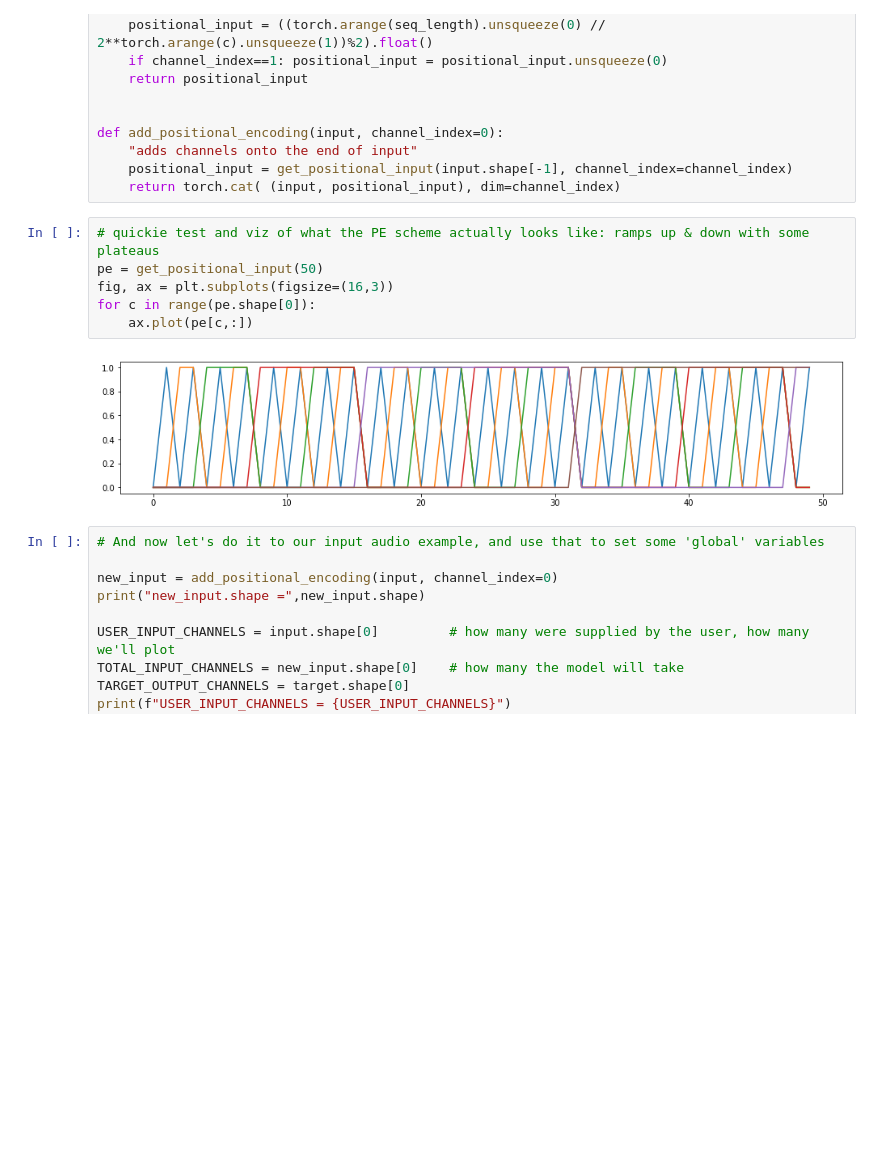
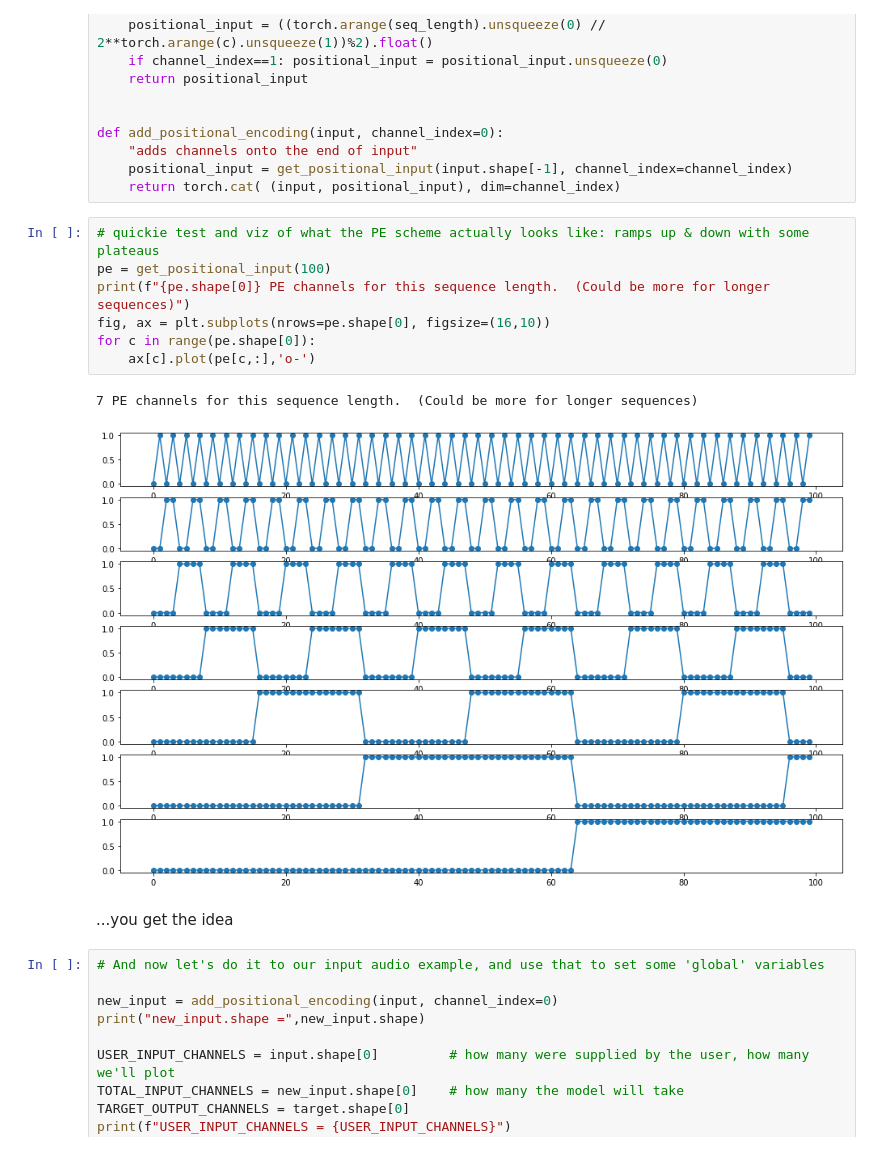
Before and after one commit to drscotthawley/fastproaudio, a Jupyter notebook: 02_time_align.ipynb, the cells around one changed output. Saved outputs shown, nothing was run; the diff lists cells and outputs as text; blank space fills up the shorter version.

```diff
--- a/02_time_align.ipynb
+++ b/02_time_align.ipynb
@@ -112,12 +112,16 @@ def add_positional_encoding(input, channel_index=0):
     return torch.cat( (input, positional_input), dim=channel_index)
 # %%
 # quickie test and viz of what the PE scheme actually looks like: ramps up & down with some plateaus
-pe = get_positional_input(50)
-fig, ax = plt.subplots(figsize=(16,3))
+pe = get_positional_input(100)
+print(f"{pe.shape[0]} PE channels for this sequence length.  (Could be more for longer sequences)")
+fig, ax = plt.subplots(nrows=pe.shape[0], figsize=(16,10))
 for c in range(pe.shape[0]):
-    ax.plot(pe[c,:])
+    ax[c].plot(pe[c,:],'o-')
 # %% [output]
+7 PE channels for this sequence length.  (Could be more for longer sequences)
-[figure, old version]
+[figure, new version]
+# %% [markdown]
+...you get the idea
 # %%
 # And now let's do it to our input audio example, and use that to set some 'global' variables
 
```
Also changed, not shown: 1 other file.
